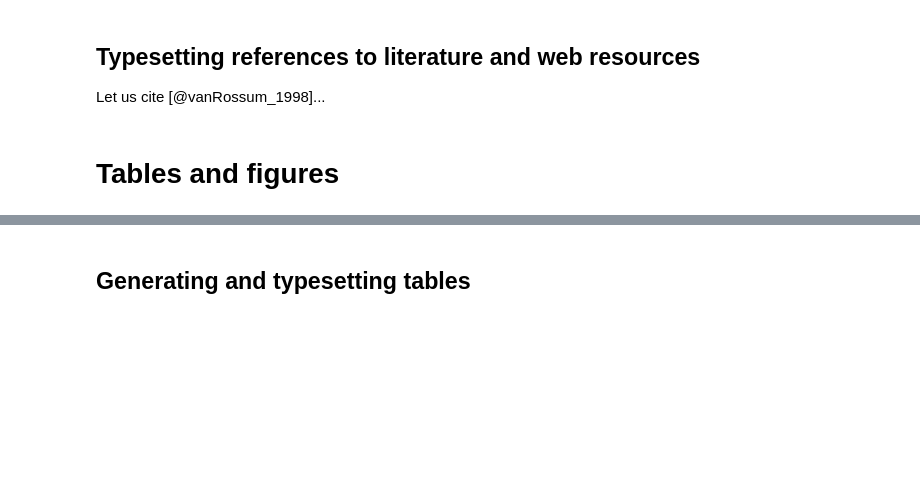
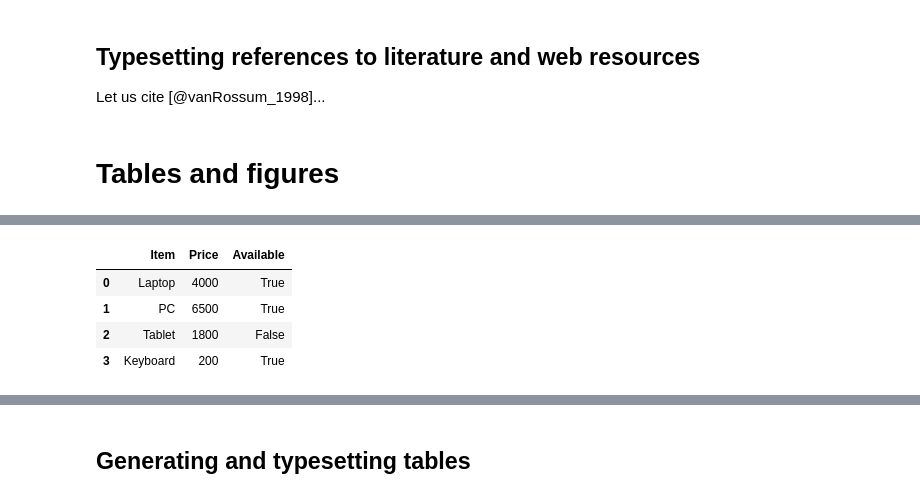
Before and after one commit to habemus-python/quarto-reproducible-thesis, a Jupyter notebook: thesis.ipynb, the cells around one changed output, grey strips where cells are left out. Cells and saved outputs as stored; diff of their text form; code cells hidden in the pictures; blank space fills up the shorter version.

```diff
--- a/thesis.ipynb
+++ b/thesis.ipynb
@@ -189,0 +246,19 @@ Let us cite [@vanRossum_1998]...
+# %%
+#| label: tbl-json-example
+#| tbl-cap: "Data from JSOn file"
+
+# generating json file inside the notebook
+# orient 'records' creates file with the standard JSON formatting
+df_base.to_json("products.json", orient="records", indent=4)
+
+# loading data from json file with pandas
+df_json = pd.read_json("products.json")
+
+# automatic display as a table with pandas and quarto
+df_json
+# %% [output]
+|  | Item | Price | Available |
+| 0 | Laptop | 4000 | True |
+| 1 | PC | 6500 | True |
+| 2 | Tablet | 1800 | False |
+| 3 | Keyboard | 200 | True |
```
Also changed, not shown: parts of 11 cells of this notebook.
